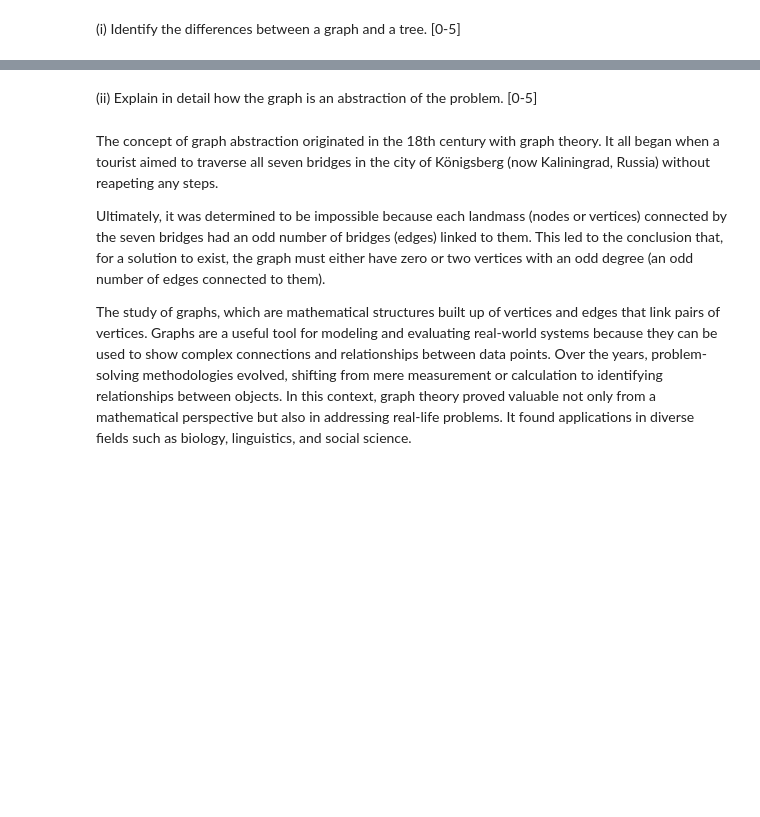
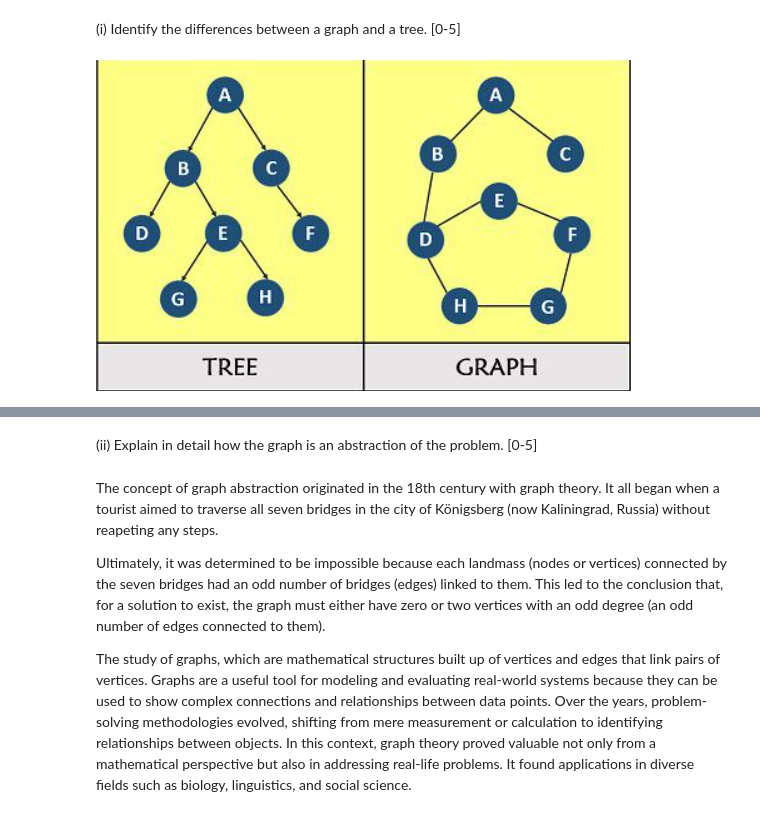
Before and after one commit to caio-moliveira/CA1-AI, a Jupyter notebook: CA1 - AI.ipynb, the cells around one changed output, grey strips where cells are left out. Cells and saved outputs as stored; diff of their text form; code cells hidden in the pictures; blank space fills up the shorter version.

```diff
--- a/CA1 - AI.ipynb
+++ b/CA1 - AI.ipynb
@@ -7,3 +12,7 @@
 # %% [markdown]
 (i)	Identify the differences between a graph and a tree. [0-5]
+# %%
+Image(filename="Picture2.png")
+# %% [output]
+[figure, added]
 # %% [markdown]
```
Also changed, not shown: parts of 17 cells of this notebook, 2 other files.
